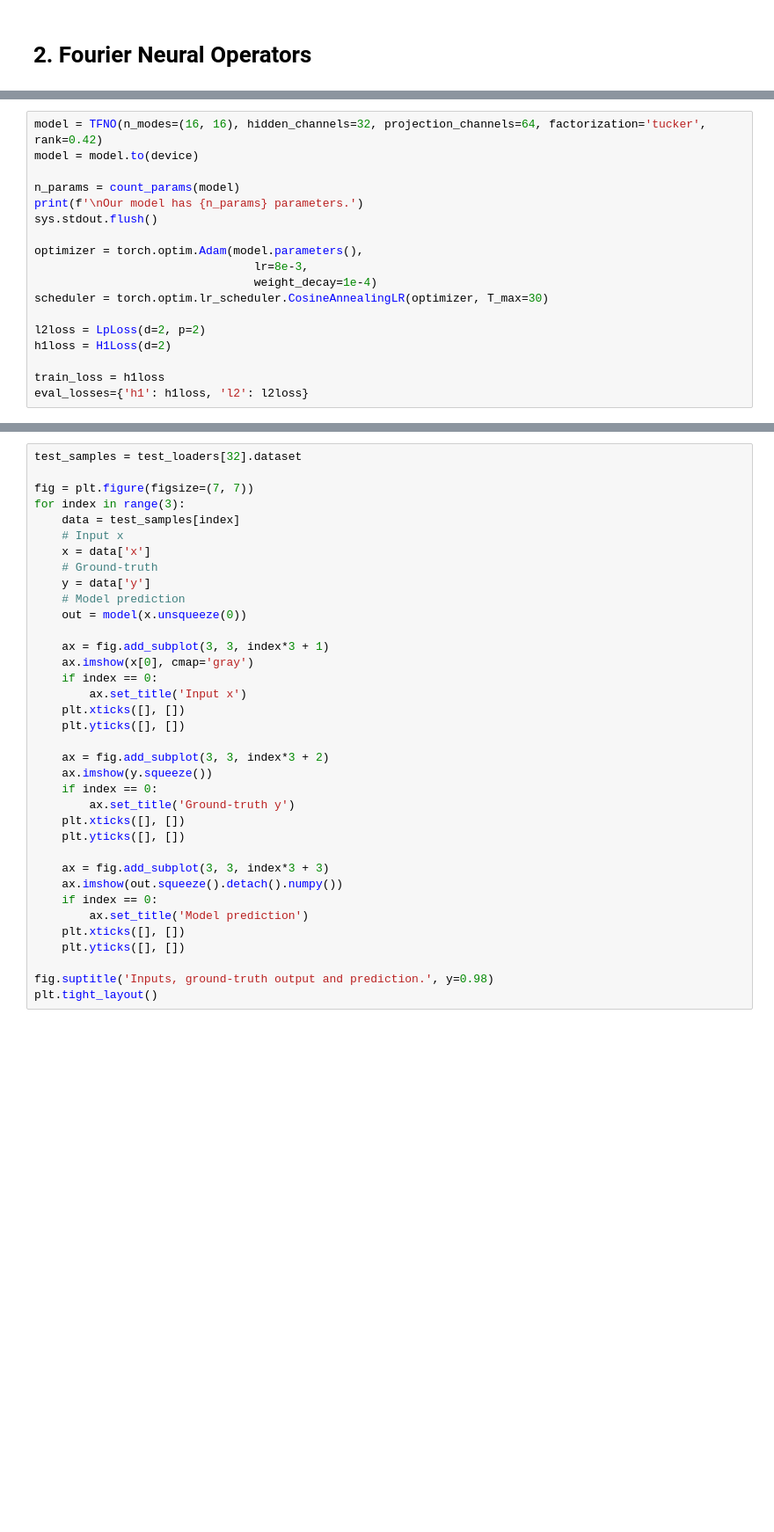
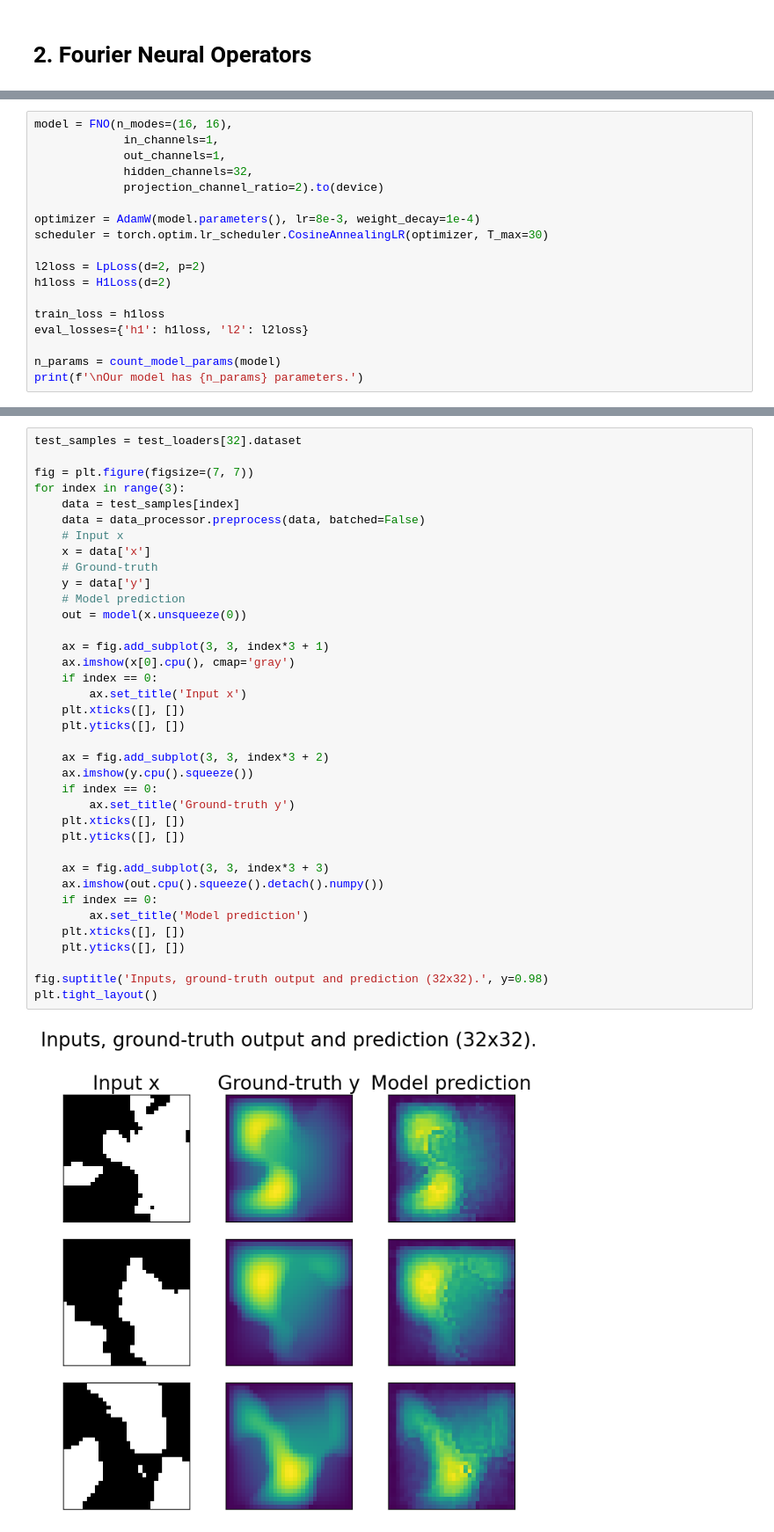
Before and after one commit to raimonluna/MachineLearningForStrongGravity, a Jupyter notebook: Lecture3_Learning_Orbital_Dynamics_and_Fourier_Neural_Operators.ipynb, the cells around one changed output, grey strips where cells are left out. Shown at 88% size. Cells and saved outputs as stored; diff of their text form; blank space fills up the shorter version.

```diff
--- a/Lecture3_Learning_Orbital_Dynamics_and_Fourier_Neural_Operators.ipynb
+++ b/Lecture3_Learning_Orbital_Dynamics_and_Fourier_Neural_Operators.ipynb
@@ -317,14 +320,11 @@ train_loader, test_loaders, output_encoder = load_darcy_flow_small(
 # %%
-model = TFNO(n_modes=(16, 16), hidden_channels=32, projection_channels=64, factorization='tucker', rank=0.42)
-model = model.to(device)
+model = FNO(n_modes=(16, 16),
+             in_channels=1,
+             out_channels=1,
+             hidden_channels=32,
+             projection_channel_ratio=2).to(device)
 
-n_params = count_params(model)
-print(f'\nOur model has {n_params} parameters.')
-sys.stdout.flush()
-
-optimizer = torch.optim.Adam(model.parameters(),
-                                lr=8e-3,
-                                weight_decay=1e-4)
+optimizer = AdamW(model.parameters(), lr=8e-3, weight_decay=1e-4)
 scheduler = torch.optim.lr_scheduler.CosineAnnealingLR(optimizer, T_max=30)
 
 l2loss = LpLoss(d=2, p=2)
@@ -332,3 +332,6 @@ h1loss = H1Loss(d=2)
 
 train_loss = h1loss
 eval_losses={'h1': h1loss, 'l2': l2loss}
+
+n_params = count_model_params(model)
+print(f'\nOur model has {n_params} parameters.')
@@ -354,34 +419,37 @@ test_samples = test_loaders[32].dataset
 
 fig = plt.figure(figsize=(7, 7))
 for index in range(3):
     data = test_samples[index]
+    data = data_processor.preprocess(data, batched=False)
     # Input x
     x = data['x']
     # Ground-truth
     y = data['y']
     # Model prediction
     out = model(x.unsqueeze(0))
 
     ax = fig.add_subplot(3, 3, index*3 + 1)
-    ax.imshow(x[0], cmap='gray')
+    ax.imshow(x[0].cpu(), cmap='gray')
     if index == 0:
         ax.set_title('Input x')
     plt.xticks([], [])
     plt.yticks([], [])
 
     ax = fig.add_subplot(3, 3, index*3 + 2)
-    ax.imshow(y.squeeze())
+    ax.imshow(y.cpu().squeeze())
     if index == 0:
         ax.set_title('Ground-truth y')
     plt.xticks([], [])
     plt.yticks([], [])
 
     ax = fig.add_subplot(3, 3, index*3 + 3)
-    ax.imshow(out.squeeze().detach().numpy())
+    ax.imshow(out.cpu().squeeze().detach().numpy())
     if index == 0:
         ax.set_title('Model prediction')
     plt.xticks([], [])
     plt.yticks([], [])
 
-fig.suptitle('Inputs, ground-truth output and prediction.', y=0.98)
+fig.suptitle('Inputs, ground-truth output and prediction (32x32).', y=0.98)
 plt.tight_layout()
+# %% [output]
+[figure, added]
```
Also changed, not shown: parts of 12 cells of this notebook.
